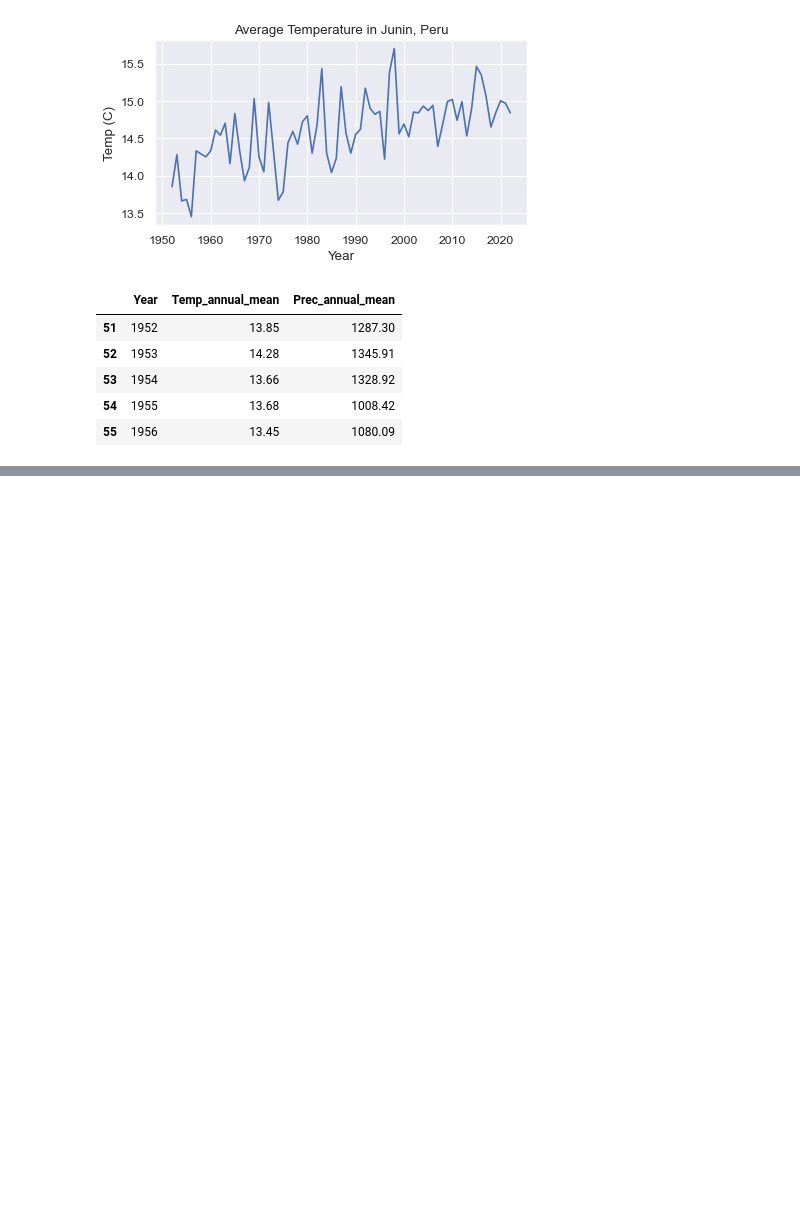
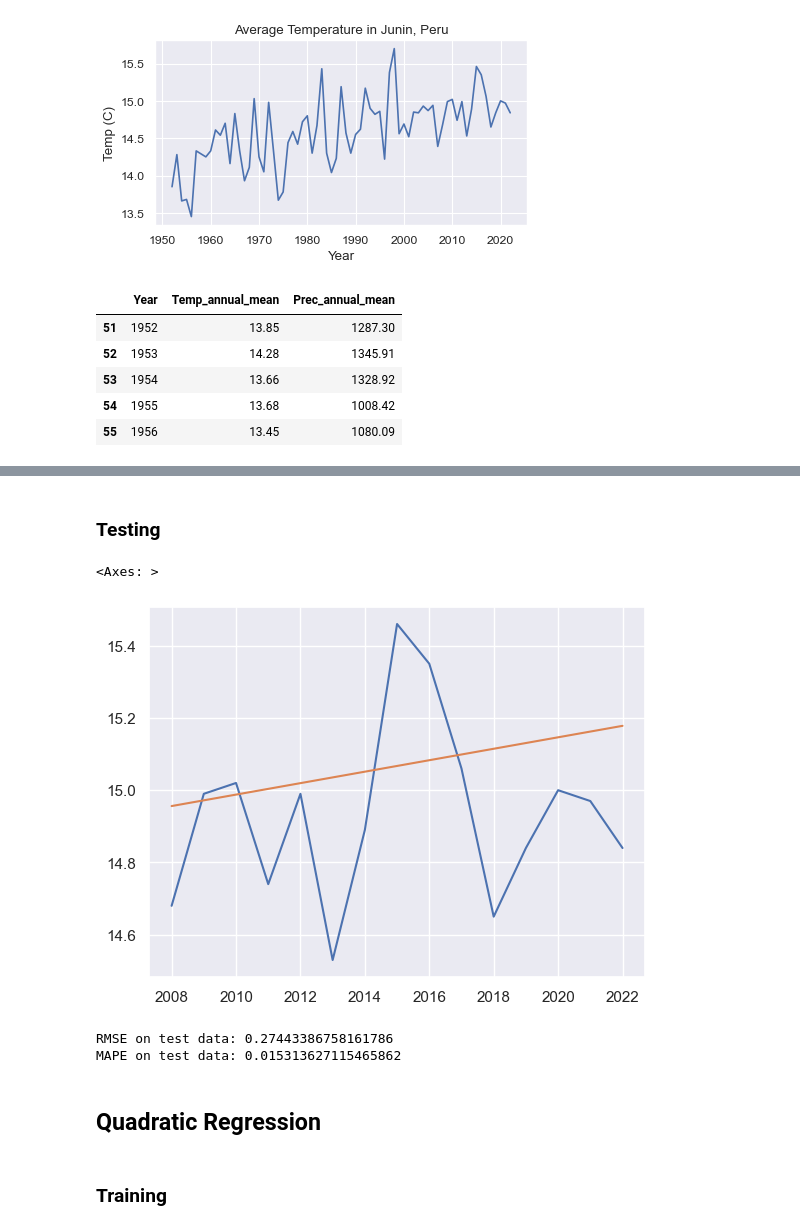
Before and after one commit to pipaber/Portfolio, a Jupyter notebook: posts/time_series/time_series_analysis.ipynb, the cells around one changed output, grey strips where cells are left out. Drawn from its saved outputs; the diff is of its cells as text; code cells hidden in the pictures; blank space fills up the shorter version.

```diff
--- a/posts/time_series/time_series_analysis.ipynb
+++ b/posts/time_series/time_series_analysis.ipynb
@@ -83,0 +104,22 @@ sns.regplot(x=x, y=linear_residuals)
+# %% [markdown]
+### Testing
+# %%
+linear_test = linear_trend.predict(np.array(test_date).reshape(-1, 1))
+
+sns.lineplot(x=test_date, y=test_temp)
+sns.lineplot(x=test_date, y=linear_test.flatten())
+# %% [output]
+<Axes: >
+[figure, added]
+# %%
+rmse_linear = (mean_squared_error(test_temp, linear_test,squared=False))
+print("RMSE on test data: " + str(rmse_linear))
+mape_linear = mean_absolute_percentage_error(test_temp, linear_test)
+print("MAPE on test data: " + str(mape_linear))
+# %% [output]
+RMSE on test data: 0.27443386758161786
+MAPE on test data: 0.015313627115465862
+# %% [markdown]
+## Quadratic Regression
+# %% [markdown]
+### Training
```
Also changed, not shown: parts of 24 cells of this notebook, 21 other files.
